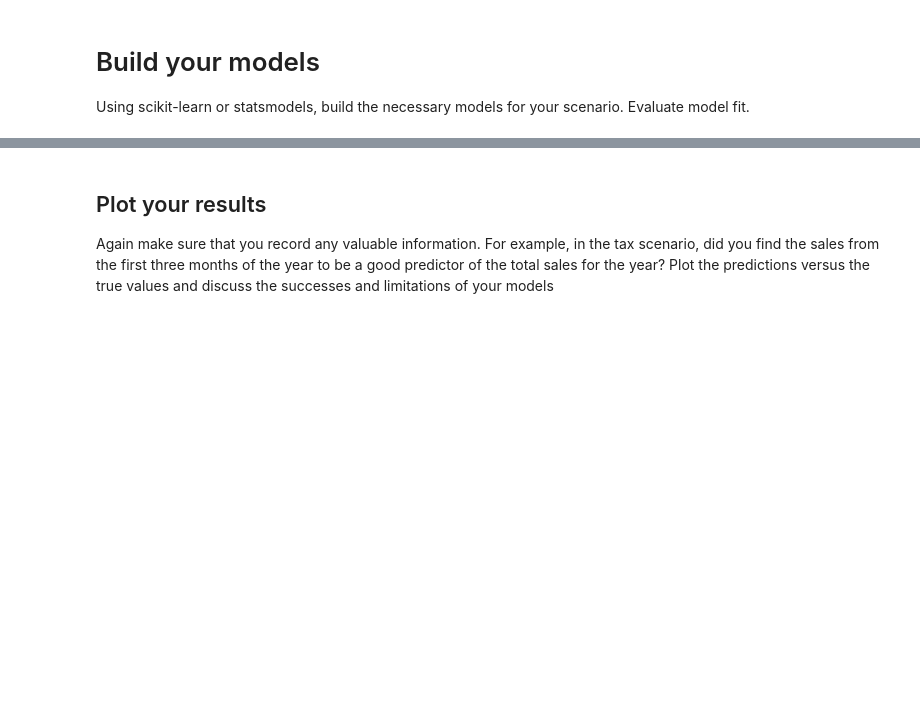
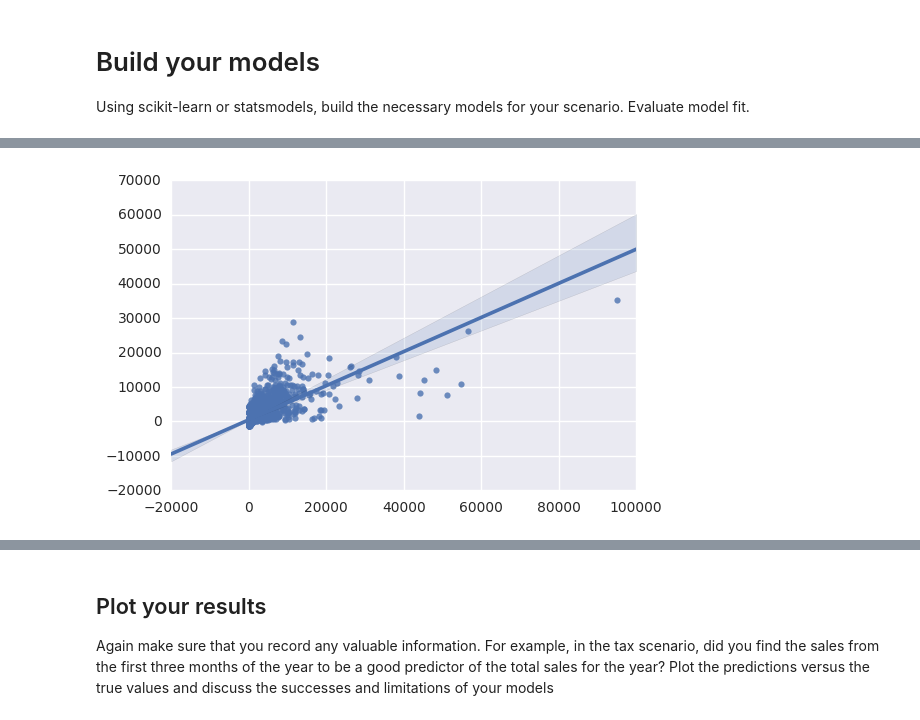
Before and after one commit to SuketuK/Project3, a Jupyter notebook: Project 3 Starter Code.ipynb, the cells around one changed output, grey strips where cells are left out. Cells and saved outputs as stored; diff of their text form; code cells hidden in the pictures; blank space fills up the shorter version.

```diff
--- a/Project 3 Starter Code.ipynb
+++ b/Project 3 Starter Code.ipynb
@@ -386,0 +375,5 @@ array([  685.04624866,   595.08040982,   420.38112246,   372.2056576 ,
+# %%
+# run Lasso regression with alpha 2
+models[1]  = standard_regression(iowa_data_2015,iowa_target_2015,Lasso(alpha=2))
+# %% [output]
+[figure, added]
```
Also changed, not shown: parts of 17 cells of this notebook.
